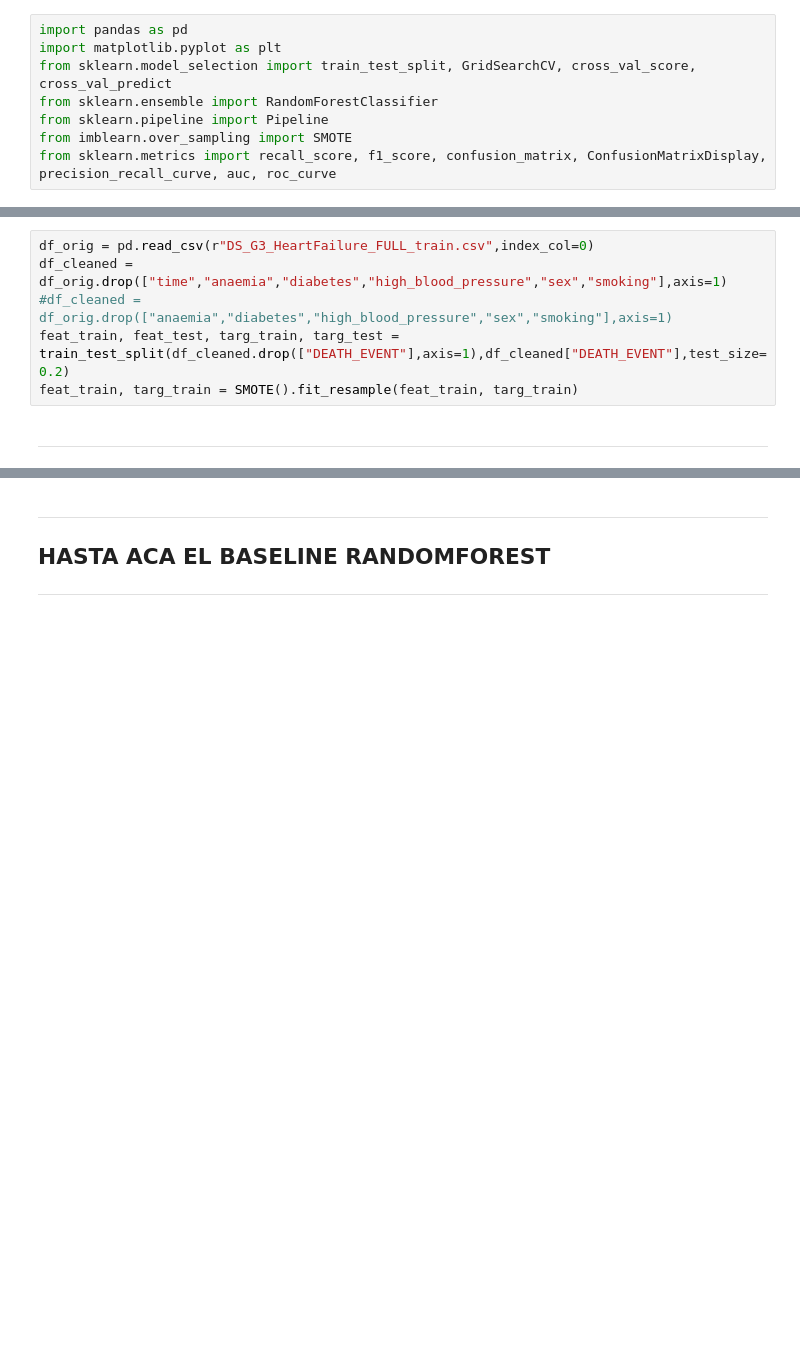
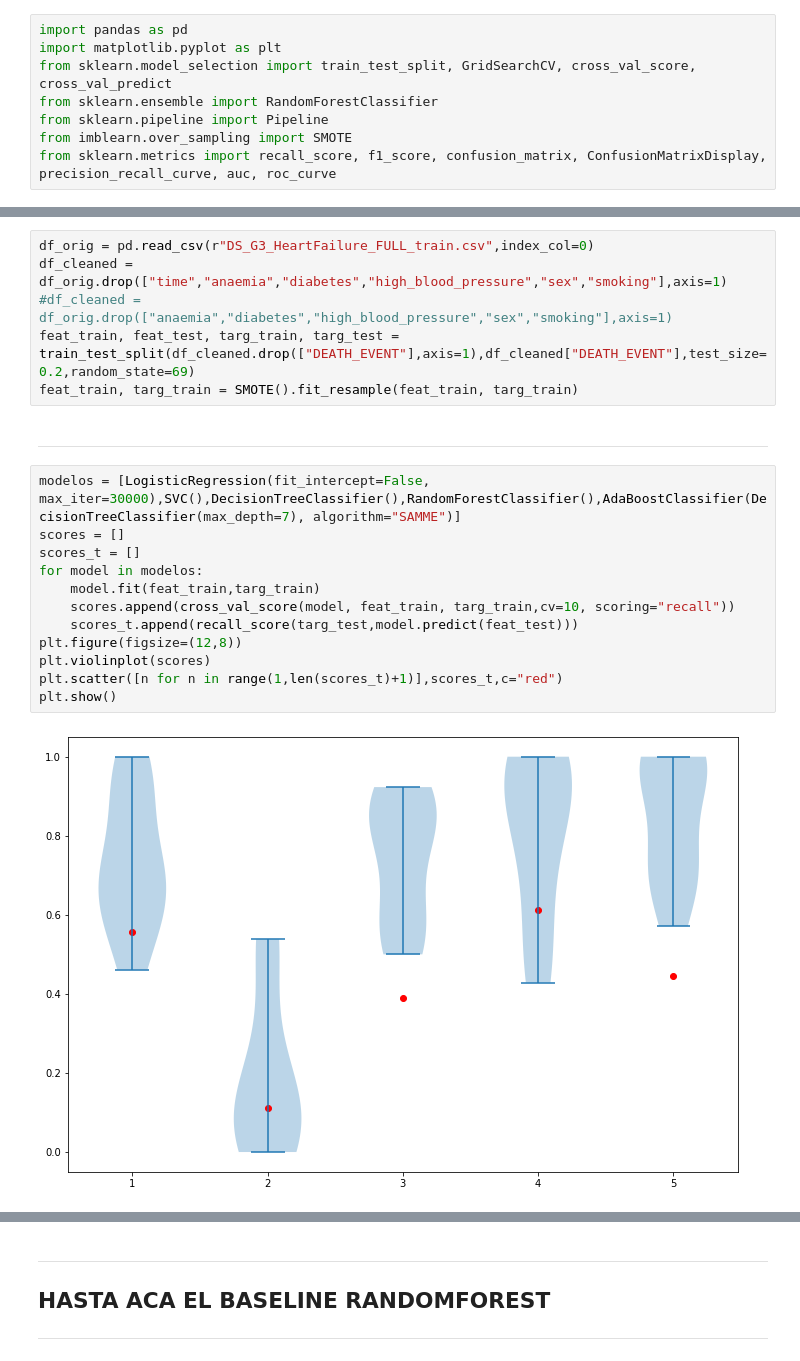
Before and after one commit to JaviCeRodriguez/Heart-Failure-ML, a Jupyter notebook: base_model.ipynb, the cells around one changed output, grey strips where cells are left out. Drawn from its saved outputs; the diff is of its cells as text; blank space fills up the shorter version.

```diff
--- a/base_model.ipynb
+++ b/base_model.ipynb
@@ -15,10 +31,24 @@ from sklearn.metrics import recall_score, f1_score, confusion_matrix, ConfusionM
 df_orig = pd.read_csv(r"DS_G3_HeartFailure_FULL_train.csv",index_col=0)
 df_cleaned = df_orig.drop(["time","anaemia","diabetes","high_blood_pressure","sex","smoking"],axis=1)
 #df_cleaned = df_orig.drop(["anaemia","diabetes","high_blood_pressure","sex","smoking"],axis=1)
-feat_train, feat_test, targ_train, targ_test = train_test_split(df_cleaned.drop(["DEATH_EVENT"],axis=1),df_cleaned["DEATH_EVENT"],test_size=0.2)
+feat_train, feat_test, targ_train, targ_test = train_test_split(df_cleaned.drop(["DEATH_EVENT"],axis=1),df_cleaned["DEATH_EVENT"],test_size=0.2,random_state=69)
 feat_train, targ_train = SMOTE().fit_resample(feat_train, targ_train)
 # %% [markdown]
 ---
+# %%
+modelos = [LogisticRegression(fit_intercept=False, max_iter=30000),SVC(),DecisionTreeClassifier(),RandomForestClassifier(),AdaBoostClassifier(DecisionTreeClassifier(max_depth=7), algorithm="SAMME")]
+scores = []
+scores_t = []
+for model in modelos:
+    model.fit(feat_train,targ_train)
+    scores.append(cross_val_score(model, feat_train, targ_train,cv=10, scoring="recall"))
+    scores_t.append(recall_score(targ_test,model.predict(feat_test)))
+plt.figure(figsize=(12,8))
+plt.violinplot(scores)
+plt.scatter([n for n in range(1,len(scores_t)+1)],scores_t,c="red")
+plt.show()
+# %% [output]
+[figure, added]
 # %%
 # VER Q DA IGUAL LOS HIPERPARAMETROS -> PREGUNTAR
 rf_model = RandomForestClassifier()
```
Also changed, not shown: parts of 5 cells of this notebook.
